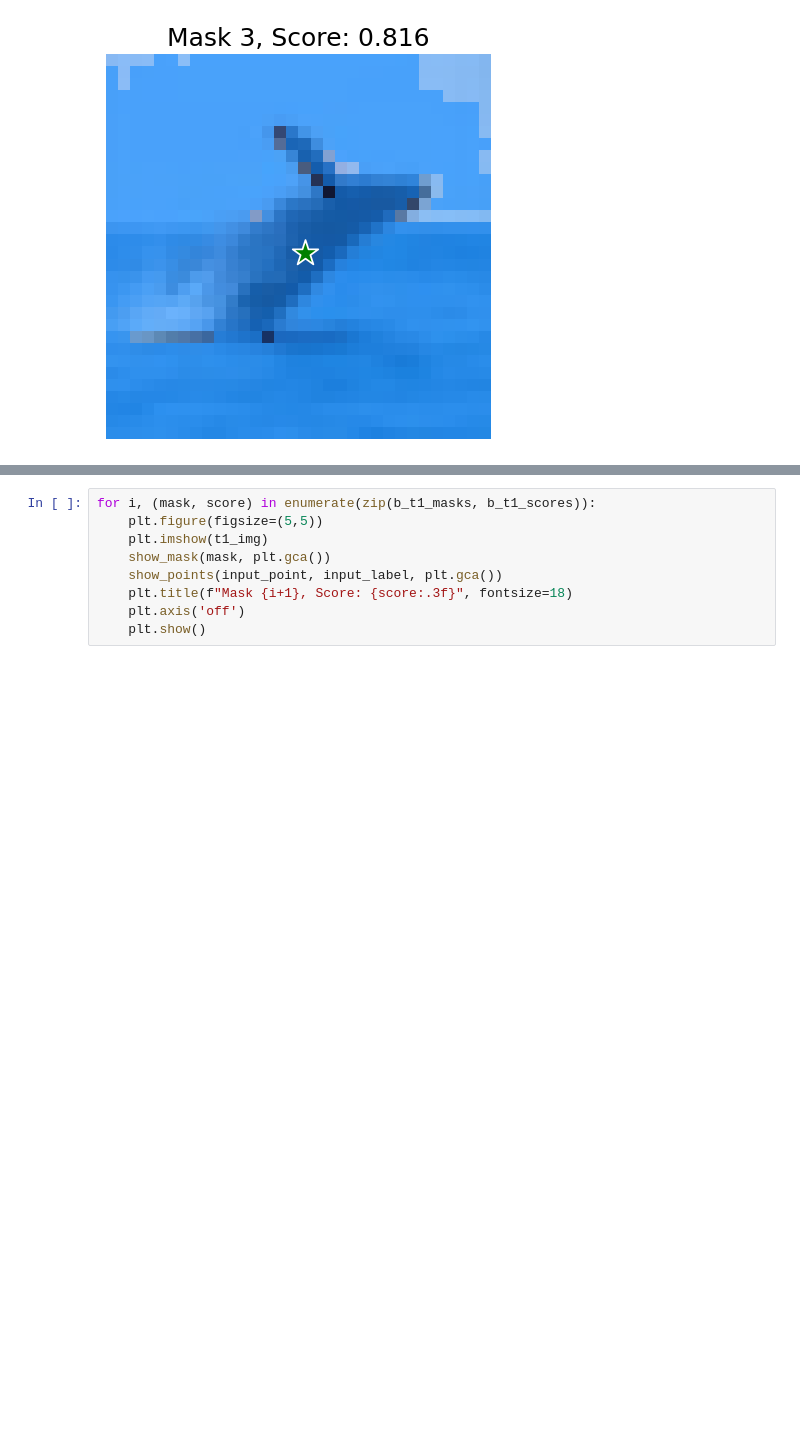
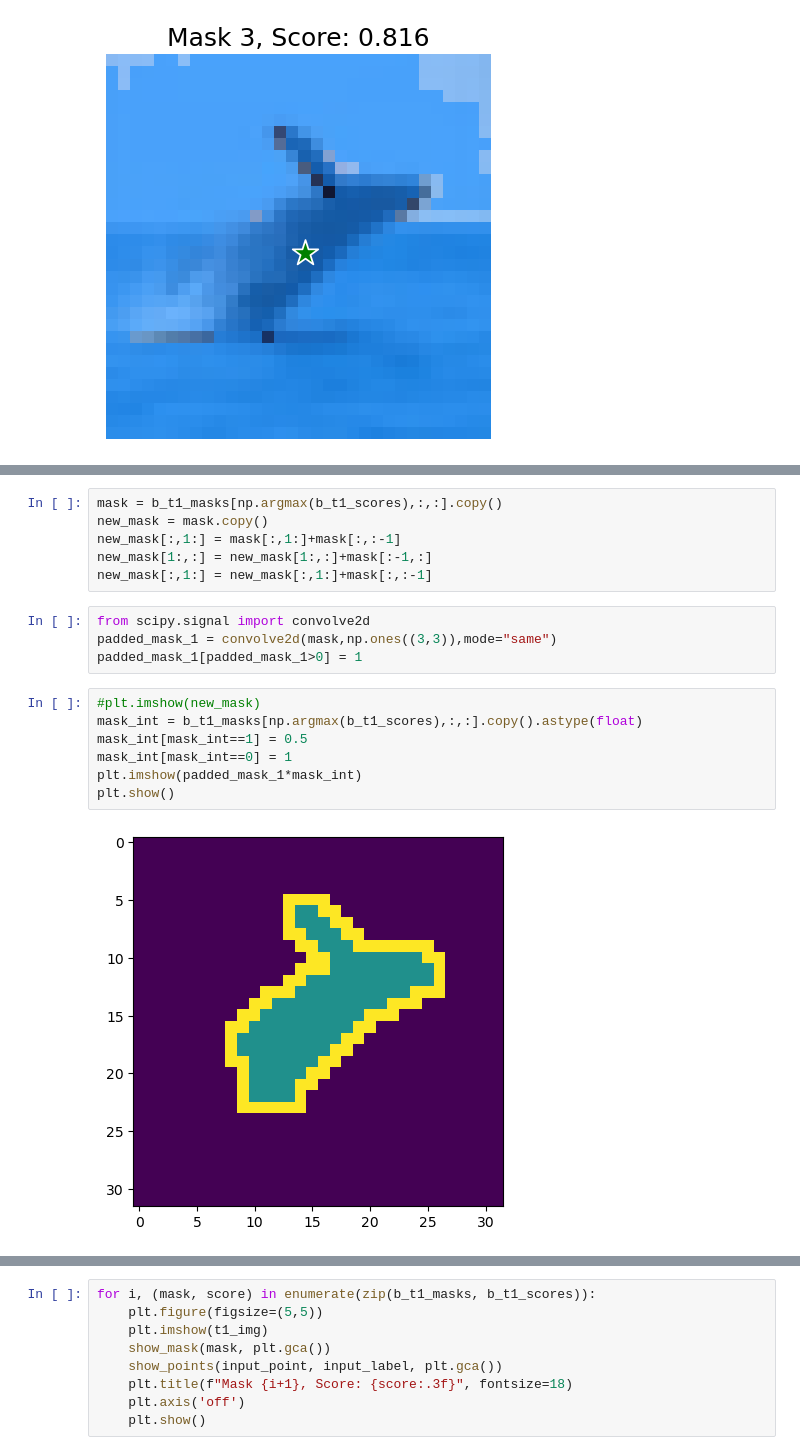
Before and after one commit to erotondo/ece590_fall2024, a Jupyter notebook: eli_dev/seg_any_model/sam_cifar_testing_maskpred.ipynb, the cells around one changed output, grey strips where cells are left out. Drawn from its saved outputs; the diff is of its cells as text; blank space fills up the shorter version.

```diff
--- a/eli_dev/seg_any_model/sam_cifar_testing_maskpred.ipynb
+++ b/eli_dev/seg_any_model/sam_cifar_testing_maskpred.ipynb
@@ -137,0 +160,19 @@ Time: 7.1
+# %%
+mask = b_t1_masks[np.argmax(b_t1_scores),:,:].copy()
+new_mask = mask.copy()
+new_mask[:,1:] = mask[:,1:]+mask[:,:-1]
+new_mask[1:,:] = new_mask[1:,:]+mask[:-1,:]
+new_mask[:,1:] = new_mask[:,1:]+mask[:,:-1]
+# %%
+from scipy.signal import convolve2d
+padded_mask_1 = convolve2d(mask,np.ones((3,3)),mode="same")
+padded_mask_1[padded_mask_1>0] = 1
+# %%
+#plt.imshow(new_mask)
+mask_int = b_t1_masks[np.argmax(b_t1_scores),:,:].copy().astype(float)
+mask_int[mask_int==1] = 0.5
+mask_int[mask_int==0] = 1
+plt.imshow(padded_mask_1*mask_int)
+plt.show()
+# %% [output]
+[figure, added]
```
Also changed, not shown: parts of 9 cells of this notebook, 7 other files.
